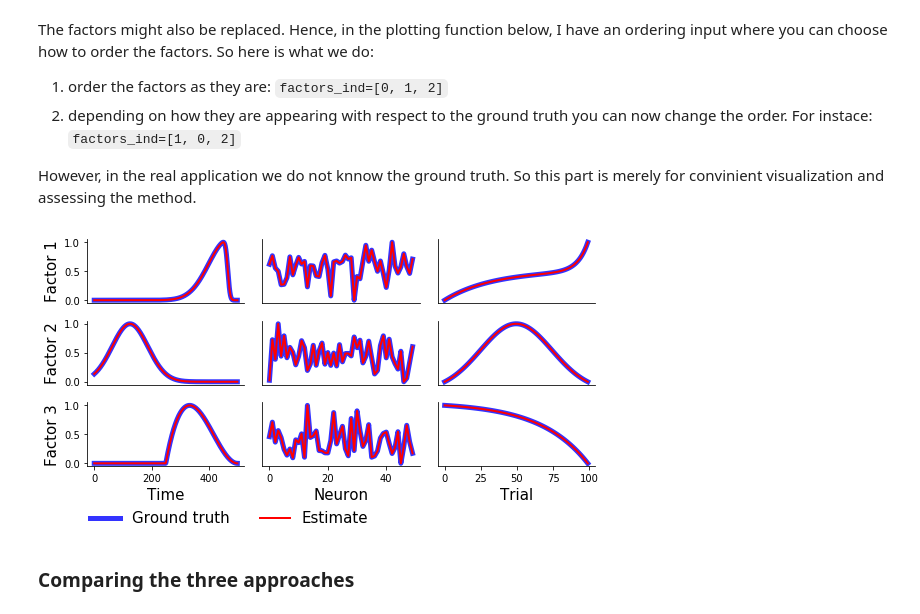
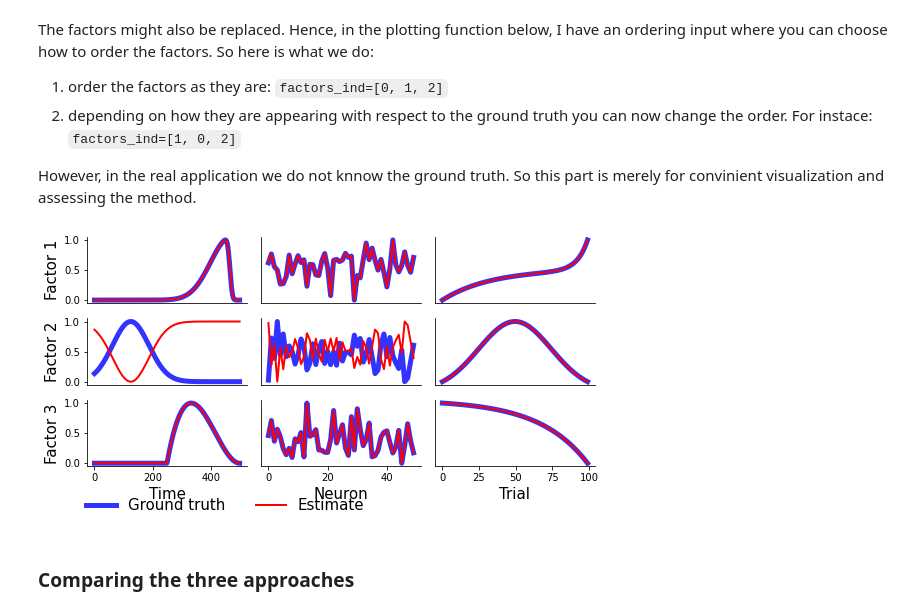
Before and after one commit to mohammadbashiri/tensor-decomposition-in-python, a Jupyter notebook: TCA-extended.ipynb, the cells around one changed output. Saved outputs shown, nothing was run; the diff lists cells and outputs as text; code cells hidden in the pictures.

```diff
--- a/TCA-extended.ipynb
+++ b/TCA-extended.ipynb
@@ -256,9 +256,9 @@ The factors might also be replaced. Hence, in the plotting function below, I hav
 However, in the real application we do not knnow the ground truth. So this part is merely for convinient visualization and assessing the method.
 # %%
 fig, axes = plt.subplots(rank, 3, figsize=(8, int(rank * 1.2 + 1)))
-compare_factors(factors, factors_actual, factors_ind=[1, 0, 2], fig=fig);
+compare_factors(factors, factors_actual, factors_ind=[0, 1, 2], fig=fig);
 # %% [output]
-[figure, old version]
+[figure, new version]
 # %% [markdown]
 ### Comparing the three approaches
 # %% [markdown]
```
Also changed, not shown: parts of 9 cells of this notebook.
